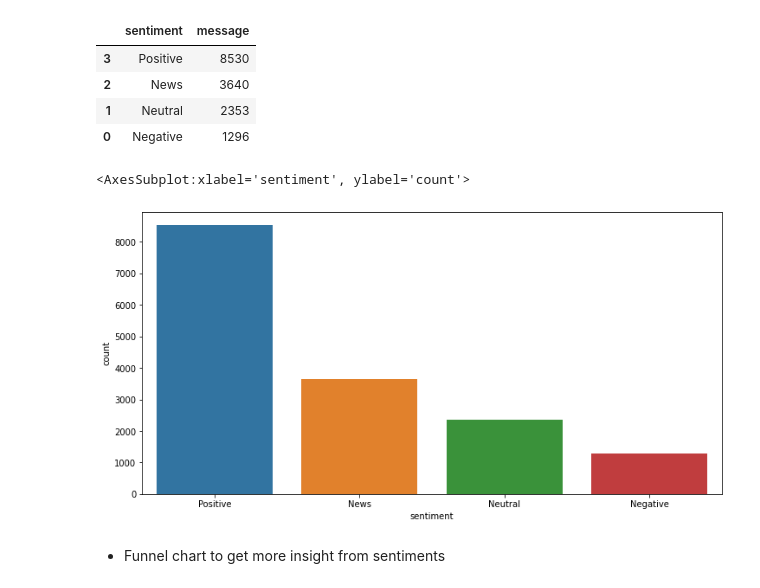
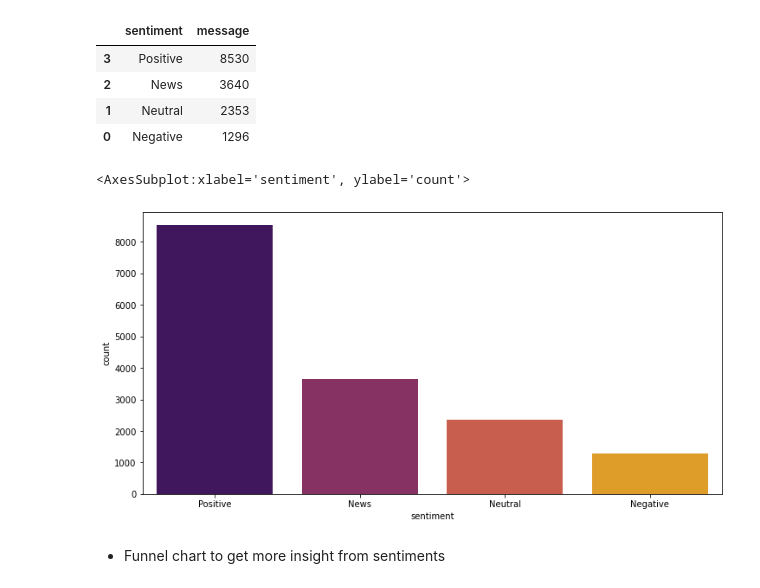
Before and after one commit to isabelomakhanya/classification_ts5, a Jupyter notebook: classification-ts5.ipynb, the cells around one changed output. Drawn from its saved outputs; the diff is of its cells as text; code cells hidden in the pictures.

```diff
--- a/classification-ts5.ipynb
+++ b/classification-ts5.ipynb
@@ -70,6 +66,6 @@ for dirname, _, filenames in os.walk('/kaggle/input'):
 # %%
-test_df = pd.read_csv('../input/edsa-climate-change-belief-analysis-2021/test.csv')
-train_df = pd.read_csv('../input/edsa-climate-change-belief-analysis-2021/train.csv')
+test_df = pd.read_csv('data/test.csv')
+train_df = pd.read_csv('data/train.csv')
 # %% [markdown]
 ## First look into data
 # %%
@@ -140,10 +136,10 @@ dist.style.background_gradient(cmap='Greens')
 # %%
 labels = []
 plt.figure(figsize=(12,6))
-sns.countplot(x='sentiment',data=copy_df)
+sns.countplot(x='sentiment',data=copy_df, palette='inferno')
 # %% [output]
 <AxesSubplot:xlabel='sentiment', ylabel='count'>
-[figure, old version]
+[figure, new version]
 # %% [markdown]
 - Funnel chart to get more insight from sentiments
 # %%
```
Also changed, not shown: parts of 6 cells of this notebook, 3 other files.
